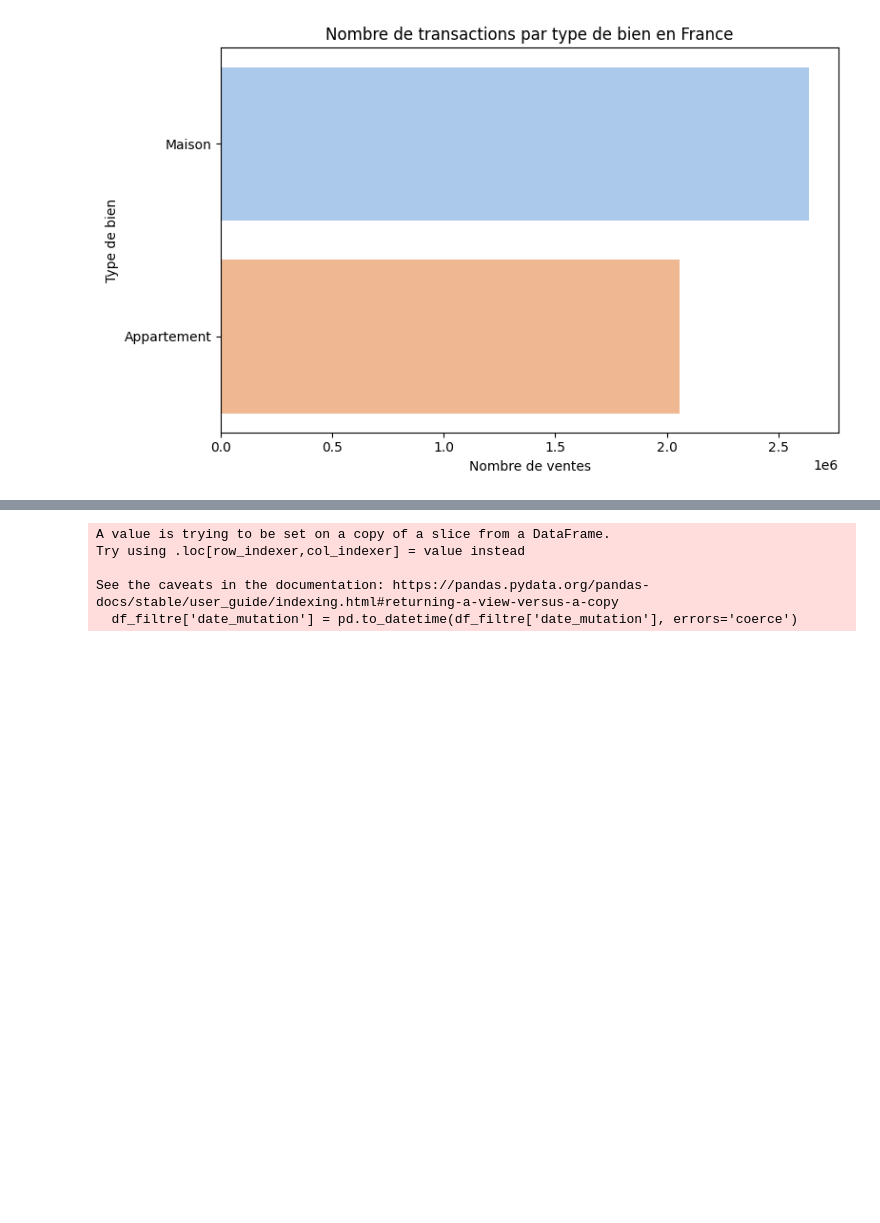
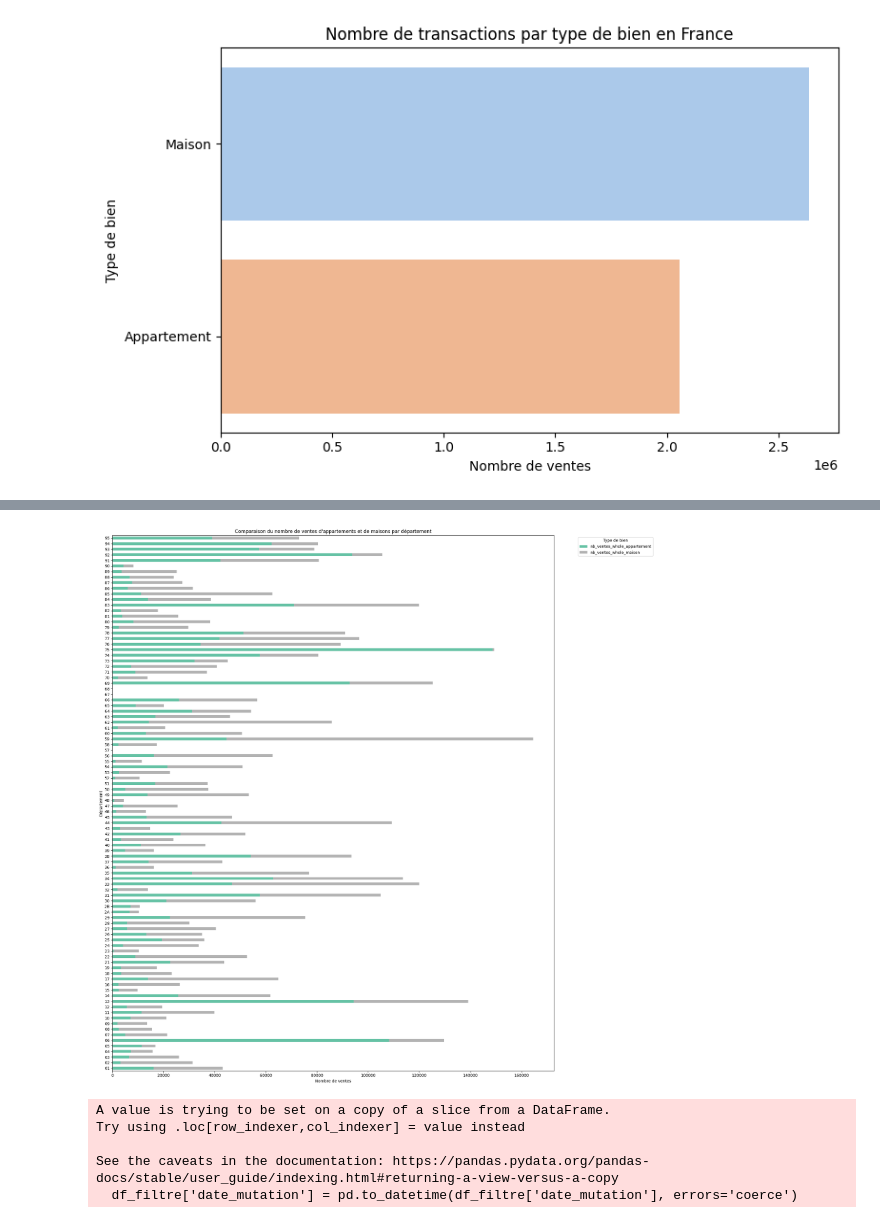
Before and after one commit to Amir239278/wild-data-hub, a Jupyter notebook: statistiques.ipynb, the cells around one changed output, grey strips where cells are left out. Drawn from its saved outputs; the diff is of its cells as text; code cells hidden in the pictures; blank space fills up the shorter version.

```diff
--- a/statistiques.ipynb
+++ b/statistiques.ipynb
@@ -240,0 +217,3 @@ plt.show()
+# %%
+df_stat2 = pd.read_csv(r"dataset\df_stat2.csv", sep=",")
+df_stat2
@@ -241,3 +234,29 @@ plt.show()
+# %%
+import pandas as pd
+import matplotlib.pyplot as plt
+
+
+# Grouper les données par département pour obtenir les totaux des ventes d'appartements et de maisons
+df_departement_gpe = df_stat2.groupby('code_geo')[['nb_ventes_whole_appartement', 'nb_ventes_whole_maison']].sum()
+
+# Créer un objet figure et axes avec un figsize approprié
+fig, ax = plt.subplots(figsize=(20, 20))  # Vous pouvez ajuster (20, 10) en fonction de vos besoins
+
+# Afficher le graphique à barres empilées horizontales
+df_departement_gpe.plot(kind='barh', stacked=True, ax=ax, colormap='Set2')
+
+# Ajouter des labels et un titre
+plt.title("Comparaison du nombre de ventes d'appartements et de maisons par département")
+plt.xlabel("Nombre de ventes")
+plt.ylabel("Département")
+plt.xticks(rotation=0)
+plt.legend(title="Type de bien", bbox_to_anchor=(1.05, 1), loc='upper left')
+
+# Afficher le graphique
+plt.tight_layout()
+plt.show()
+# %% [output]
+[figure, added]
 # %%
 
 # S'assurer du bon format de date
```
Also changed, not shown: parts of 7 cells of this notebook.
